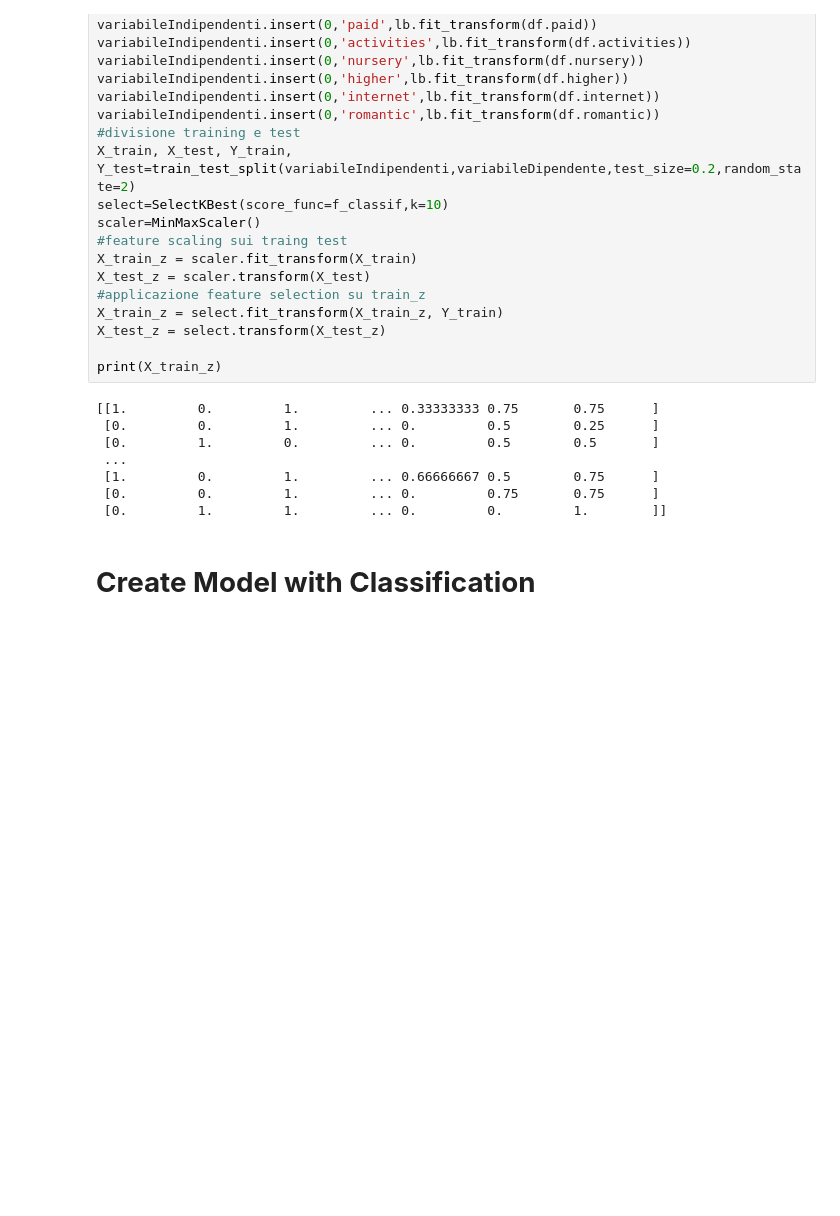
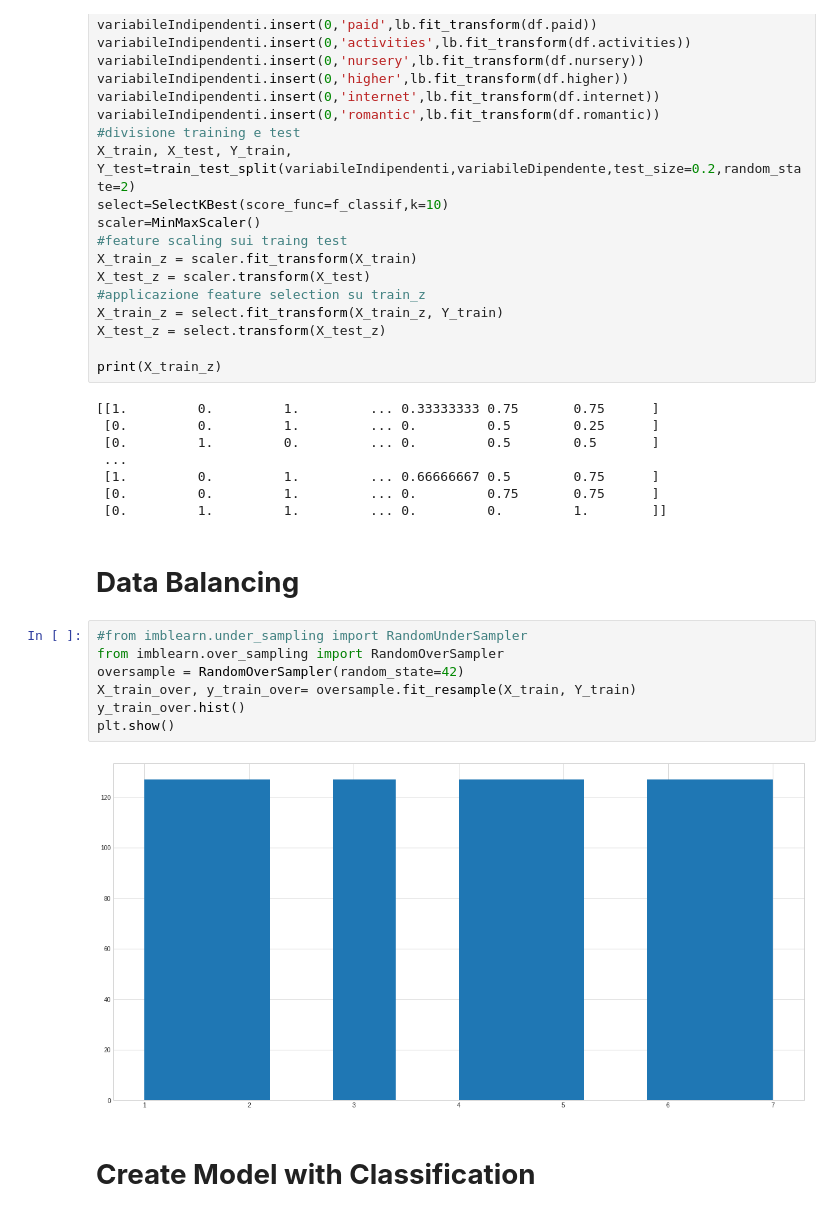
Before and after one commit to rebeccadimatteo/ExplainableAI, a Jupyter notebook: IngegnerizzazioneDatiConsumoAlcolStudentiMatematica.ipynb, the cells around one changed output. Cells and saved outputs as stored; diff of their text form; blank space fills up the shorter version.

```diff
--- a/IngegnerizzazioneDatiConsumoAlcolStudentiMatematica.ipynb
+++ b/IngegnerizzazioneDatiConsumoAlcolStudentiMatematica.ipynb
@@ -163,5 +168,16 @@ print(X_train_z)
  [1.         0.         1.         ... 0.66666667 0.5        0.75      ]
  [0.         0.         1.         ... 0.         0.75       0.75      ]
  [0.         1.         1.         ... 0.         0.         1.        ]]
+# %% [markdown]
+# **Data Balancing**
+# %%
+#from imblearn.under_sampling import RandomUnderSampler
+from imblearn.over_sampling import RandomOverSampler
+oversample = RandomOverSampler(random_state=42)
+X_train_over, y_train_over= oversample.fit_resample(X_train, Y_train)
+y_train_over.hist()
+plt.show()
+# %% [output]
+[figure, added]
 # %% [markdown]
 # **Create Model with Classification**
```
Also changed, not shown: parts of 1 cell of this notebook.
